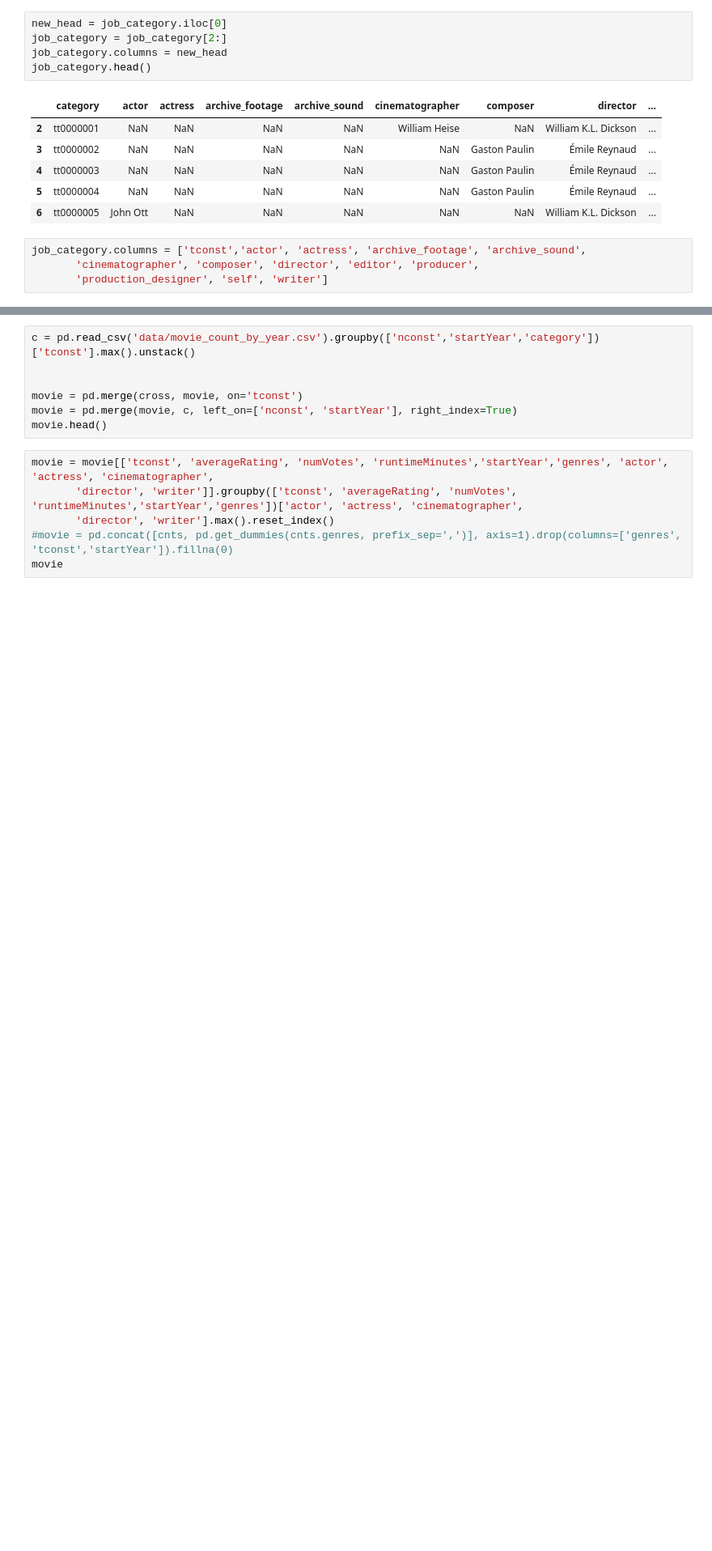
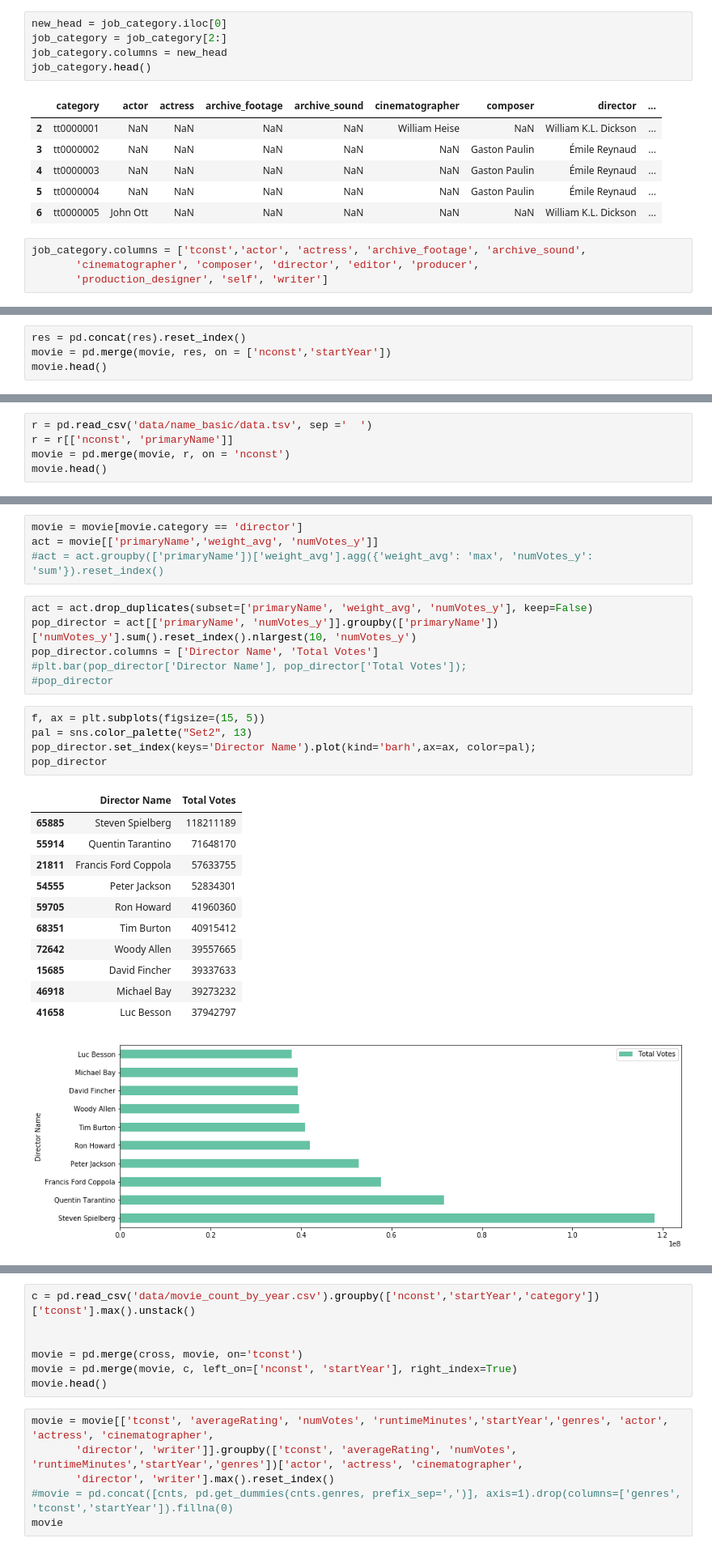
Before and after one commit to kvongrassamy/movie_review_pred, a Jupyter notebook: Exploration.ipynb, the cells around one changed output, grey strips where cells are left out. Shown: that part at 81% size. Drawn from its saved outputs; the diff is of its cells as text; blank space fills up the shorter version.

```diff
--- a/Exploration.ipynb
+++ b/Exploration.ipynb
@@ -79,0 +128,4 @@ KeyError: 'nconst'
+# %%
+res = pd.concat(res).reset_index()
+movie = pd.merge(movie, res, on = ['nconst','startYear'])
+movie.head()
@@ -79,0 +139,5 @@ KeyError: 'nconst'
+# %%
+r = pd.read_csv('data/name_basic/data.tsv', sep ='	')
+r = r[['nconst', 'primaryName']]
+movie = pd.merge(movie, r, on = 'nconst')
+movie.head()
@@ -79,0 +152,28 @@ KeyError: 'nconst'
+# %%
+movie = movie[movie.category == 'director']
+act = movie[['primaryName','weight_avg', 'numVotes_y']]
+#act = act.groupby(['primaryName'])['weight_avg'].agg({'weight_avg': 'max', 'numVotes_y': 'sum'}).reset_index()
+# %%
+act = act.drop_duplicates(subset=['primaryName', 'weight_avg', 'numVotes_y'], keep=False)
+pop_director = act[['primaryName', 'numVotes_y']].groupby(['primaryName'])['numVotes_y'].sum().reset_index().nlargest(10, 'numVotes_y')
+pop_director.columns = ['Director Name', 'Total Votes']
+#plt.bar(pop_director['Director Name'], pop_director['Total Votes']);
+#pop_director
+# %%
+f, ax = plt.subplots(figsize=(15, 5))
+pal = sns.color_palette("Set2", 13)
+pop_director.set_index(keys='Director Name').plot(kind='barh',ax=ax, color=pal);
+pop_director
+# %% [output]
+|  | Director Name | Total Votes |
+| 65885 | Steven Spielberg | 118211189 |
+| 55914 | Quentin Tarantino | 71648170 |
+| 21811 | Francis Ford Coppola | 57633755 |
+| 54555 | Peter Jackson | 52834301 |
+| 59705 | Ron Howard | 41960360 |
+| 68351 | Tim Burton | 40915412 |
+| 72642 | Woody Allen | 39557665 |
+| 15685 | David Fincher | 39337633 |
+| 46918 | Michael Bay | 39273232 |
+| 41658 | Luc Besson | 37942797 |
+[figure, added]
```
Also changed, not shown: parts of 10 cells of this notebook, 1 other file.
